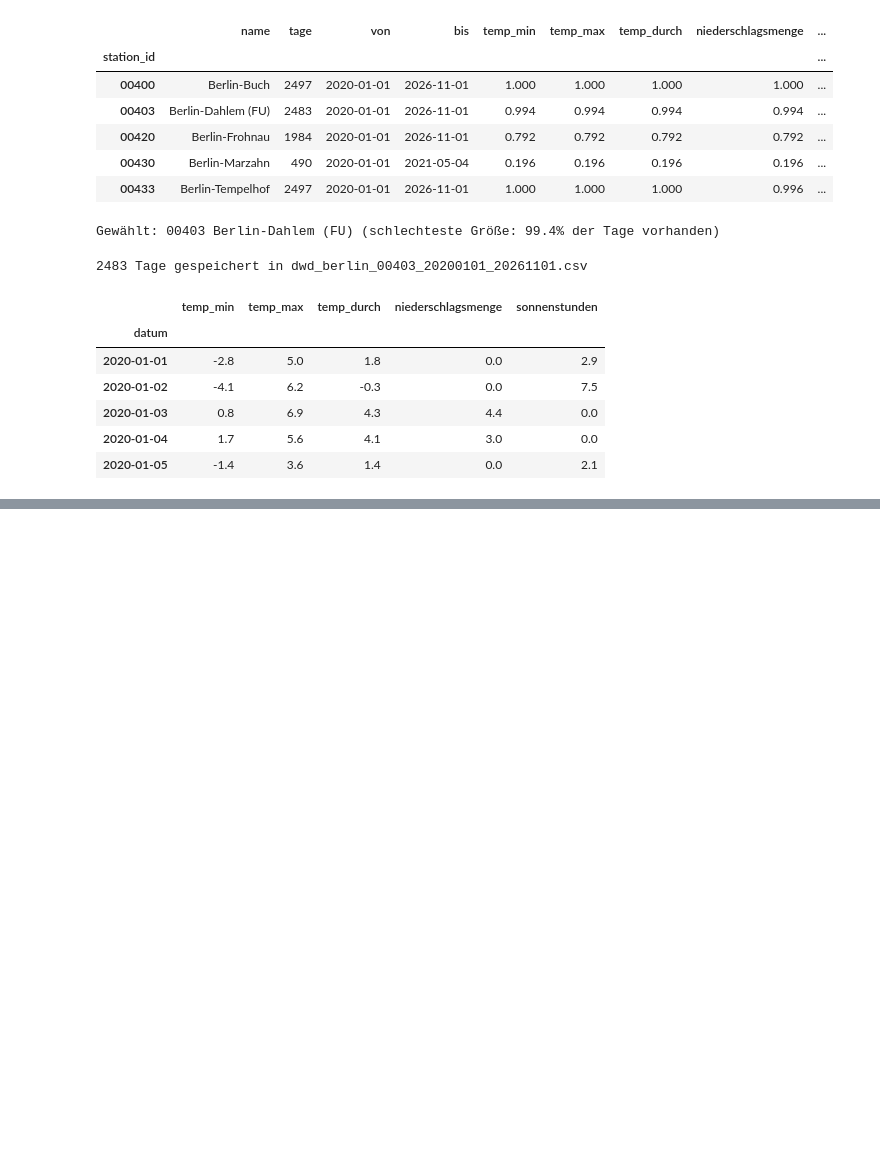
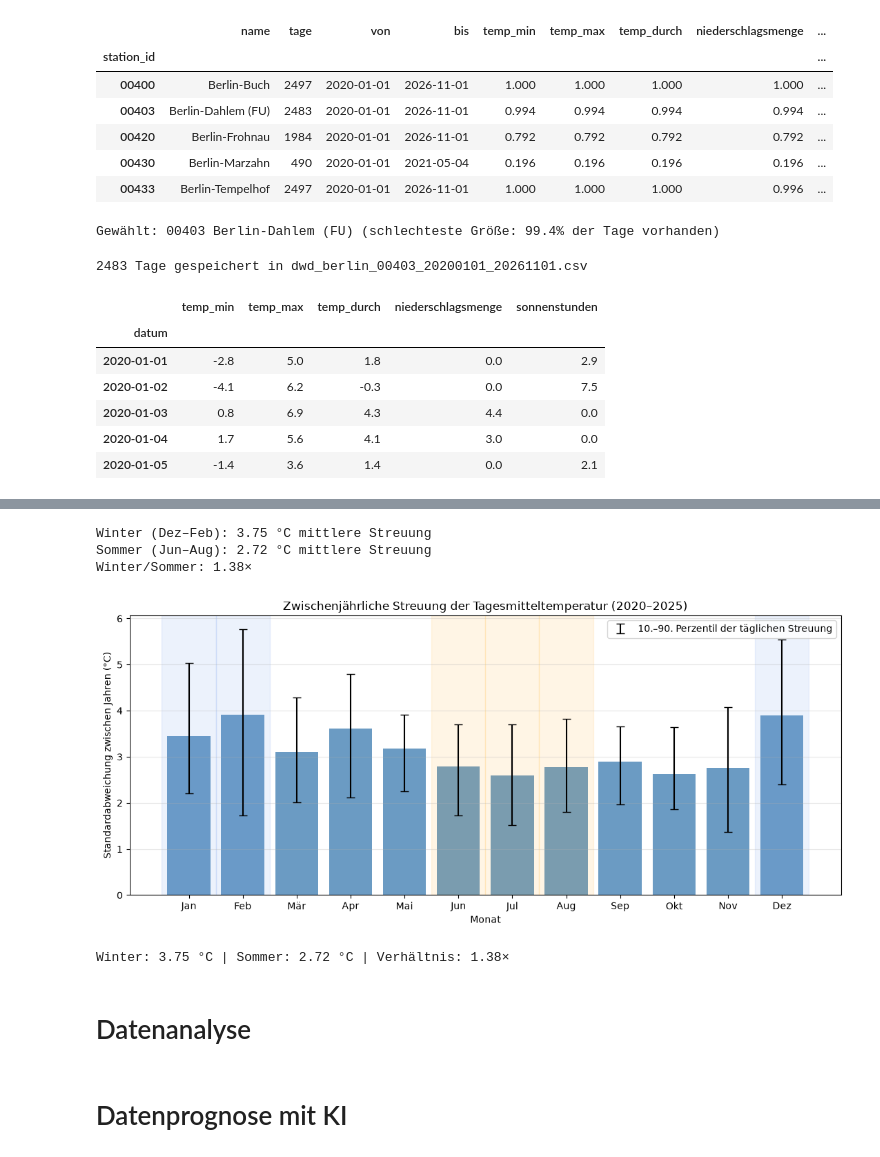
Before and after one commit to michael-zeller/htw-seminar3_jupyter, a Jupyter notebook: dwd_download_berlin.ipynb, the cells around one changed output, grey strips where cells are left out. Saved outputs shown, nothing was run; the diff lists cells and outputs as text; code cells hidden in the pictures; blank space fills up the shorter version.

```diff
--- a/dwd_download_berlin.ipynb
+++ b/dwd_download_berlin.ipynb
@@ -122,0 +150,67 @@ daten.head()
+# %%
+# Nur vollständige Jahre verwenden; 2026 ist unvollständig.
+jahre_voll = [jahr for jahr in tabelle.columns if jahr <= 2025]
+temp_voll = tabelle[jahre_voll]
+
+# Streuung zwischen den Jahren für jeden Kalendertag
+streuung_pro_tag = temp_voll.std(axis=1, ddof=1)
+
+# Monatsmittel und Spannweite der täglichen Streuung innerhalb jedes Monats
+monatswerte = streuung_pro_tag.groupby(streuung_pro_tag.index.month)
+monatsstatistik = pd.DataFrame({
+    'mittel': monatswerte.mean(),
+    'p10': monatswerte.quantile(0.10),
+    'p90': monatswerte.quantile(0.90),
+})
+
+winter = monatsstatistik.loc[[12, 1, 2], 'mittel'].mean()
+sommer = monatsstatistik.loc[[6, 7, 8], 'mittel'].mean()
+
+print(f'Winter (Dez–Feb): {winter:.2f} °C mittlere Streuung')
+print(f'Sommer (Jun–Aug): {sommer:.2f} °C mittlere Streuung')
+print(f'Winter/Sommer: {winter / sommer:.2f}×')
+
+# Monatsgrafik: Mittelwert der täglichen Streuung mit 10.–90. Perzentil
+monatsnamen = ['Jan', 'Feb', 'Mär', 'Apr', 'Mai', 'Jun',
+               'Jul', 'Aug', 'Sep', 'Okt', 'Nov', 'Dez']
+x = range(1, 13)
+
+fig, ax = plt.subplots(figsize=(11, 5))
+ax.bar(x, monatsstatistik['mittel'], color='steelblue', alpha=0.8)
+ax.errorbar(
+    x,
+    monatsstatistik['mittel'],
+    yerr=[
+        monatsstatistik['mittel'] - monatsstatistik['p10'],
+        monatsstatistik['p90'] - monatsstatistik['mittel'],
+    ],
+    fmt='none',
+    ecolor='black',
+    capsize=4,
+    label='10.–90. Perzentil der täglichen Streuung',
+)
+
+for monat in [12, 1, 2]:
+    ax.axvspan(monat - 0.5, monat + 0.5, color='cornflowerblue', alpha=0.12)
+for monat in [6, 7, 8]:
+    ax.axvspan(monat - 0.5, monat + 0.5, color='orange', alpha=0.10)
+
+ax.set_xticks(list(x), monatsnamen)
+ax.set_xlabel('Monat')
+ax.set_ylabel('Standardabweichung zwischen Jahren (°C)')
+ax.set_title('Zwischenjährliche Streuung der Tagesmitteltemperatur (2020–2025)')
+ax.grid(axis='y', alpha=0.3)
+ax.legend()
+plt.tight_layout()
+plt.show()
+# %% [output]
+Winter (Dez–Feb): 3.75 °C mittlere Streuung
+Sommer (Jun–Aug): 2.72 °C mittlere Streuung
+Winter/Sommer: 1.38×
+[figure, added]
+# %%
+print(f'Winter: {winter:.2f} °C | Sommer: {sommer:.2f} °C | Verhältnis: {winter / sommer:.2f}×')
+# %% [output]
+Winter: 3.75 °C | Sommer: 2.72 °C | Verhältnis: 1.38×
+# %% [markdown]
+# Datenanalyse
@@ -122,0 +240,2 @@ daten.head()
+# %% [markdown]
+# Datenprognose mit KI
```
Also changed, not shown: parts of 2 cells of this notebook, 1 other file.
